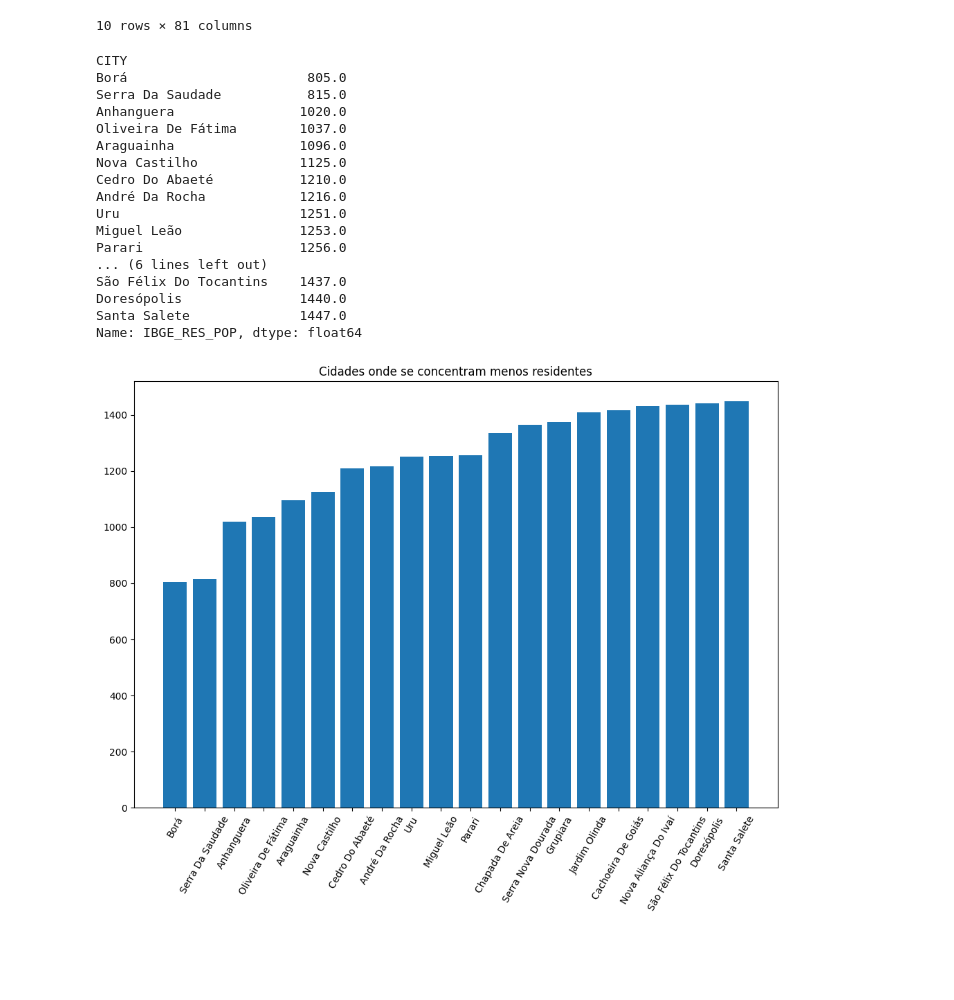
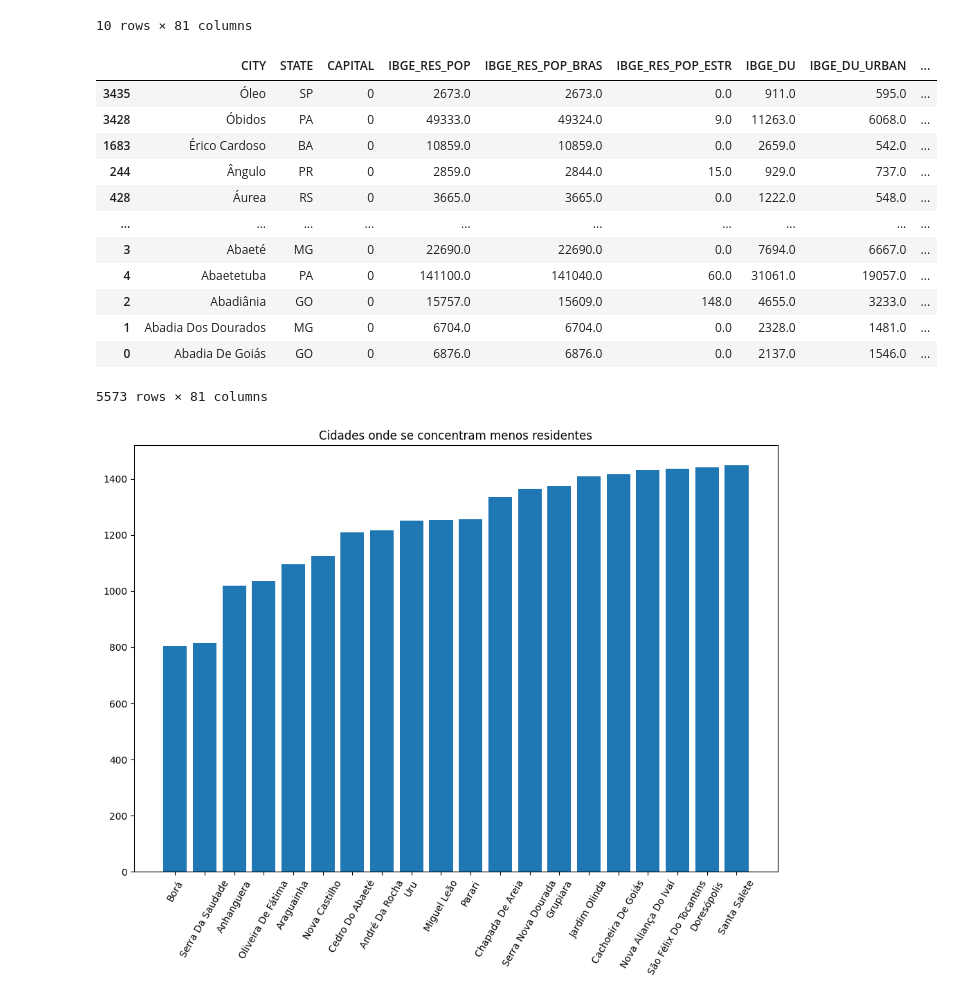
Before and after one commit to OzieleOliveira/Atividade_final_analise_dados-, a Jupyter notebook: Untitled.ipynb, the cells around one changed output. Drawn from its saved outputs; the diff is of its cells as text; code cells hidden in the pictures; blank space fills up the shorter version.

```diff
--- a/Untitled.ipynb
+++ b/Untitled.ipynb
@@ -391,26 +391,22 @@ menos_populosas
 | 78 | Águia Branca | ES | 0 | 9519.0 | 9513.0 | 6.0 | 2952.0 | 1014.0 | ... |
 | 74 | Águas Vermelhas | MG | 0 | 12722.0 | 12722.0 | 0.0 | 3474.0 | 2455.0 | ... |
 10 rows × 81 columns
-# %%
-populacao
-# %% [output]
-CITY
-Borá                       805.0
-Serra Da Saudade           815.0
-Anhanguera                1020.0
-Oliveira De Fátima        1037.0
-Araguainha                1096.0
-Nova Castilho             1125.0
-Cedro Do Abaeté           1210.0
-André Da Rocha            1216.0
-Uru                       1251.0
-Miguel Leão               1253.0
-Parari                    1256.0
-... (6 lines left out)
-São Félix Do Tocantins    1437.0
-Doresópolis               1440.0
-Santa Salete              1447.0
-Name: IBGE_RES_POP, dtype: float64
+# %%
+tabela
+# %% [output]
+|  | CITY | STATE | CAPITAL | IBGE_RES_POP | IBGE_RES_POP_BRAS | IBGE_RES_POP_ESTR | IBGE_DU | IBGE_DU_URBAN | ... |
+| 3435 | Óleo | SP | 0 | 2673.0 | 2673.0 | 0.0 | 911.0 | 595.0 | ... |
+| 3428 | Óbidos | PA | 0 | 49333.0 | 49324.0 | 9.0 | 11263.0 | 6068.0 | ... |
+| 1683 | Érico Cardoso | BA | 0 | 10859.0 | 10859.0 | 0.0 | 2659.0 | 542.0 | ... |
+| 244 | Ângulo | PR | 0 | 2859.0 | 2844.0 | 15.0 | 929.0 | 737.0 | ... |
+| 428 | Áurea | RS | 0 | 3665.0 | 3665.0 | 0.0 | 1222.0 | 548.0 | ... |
+| ... | ... | ... | ... | ... | ... | ... | ... | ... | ... |
+| 3 | Abaeté | MG | 0 | 22690.0 | 22690.0 | 0.0 | 7694.0 | 6667.0 | ... |
+| 4 | Abaetetuba | PA | 0 | 141100.0 | 141040.0 | 60.0 | 31061.0 | 19057.0 | ... |
+| 2 | Abadiânia | GO | 0 | 15757.0 | 15609.0 | 148.0 | 4655.0 | 3233.0 | ... |
+| 1 | Abadia Dos Dourados | MG | 0 | 6704.0 | 6704.0 | 0.0 | 2328.0 | 1481.0 | ... |
+| 0 | Abadia De Goiás | GO | 0 | 6876.0 | 6876.0 | 0.0 | 2137.0 | 1546.0 | ... |
+5573 rows × 81 columns
 # %%
 populacao = tabela[tabela.IBGE_RES_POP>0].groupby('CITY').sum().IBGE_RES_POP.sort_values().head(20)
 
```
Also changed, not shown: parts of 5 cells of this notebook.
